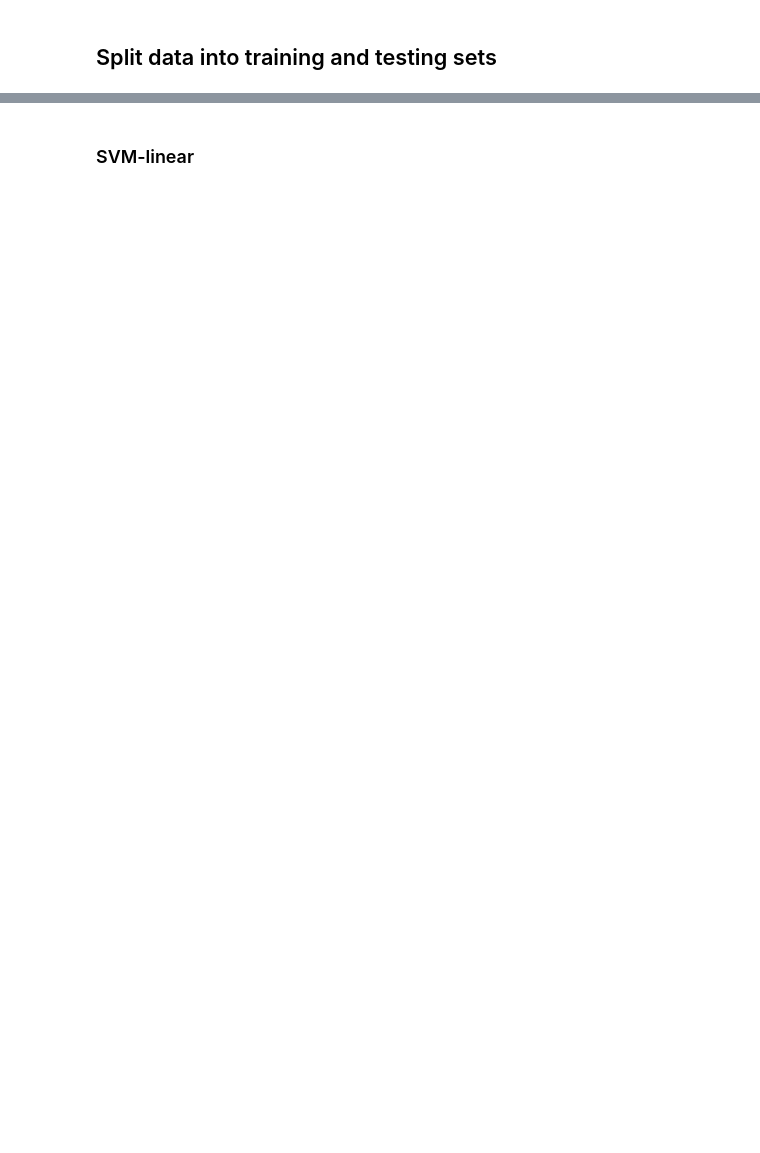
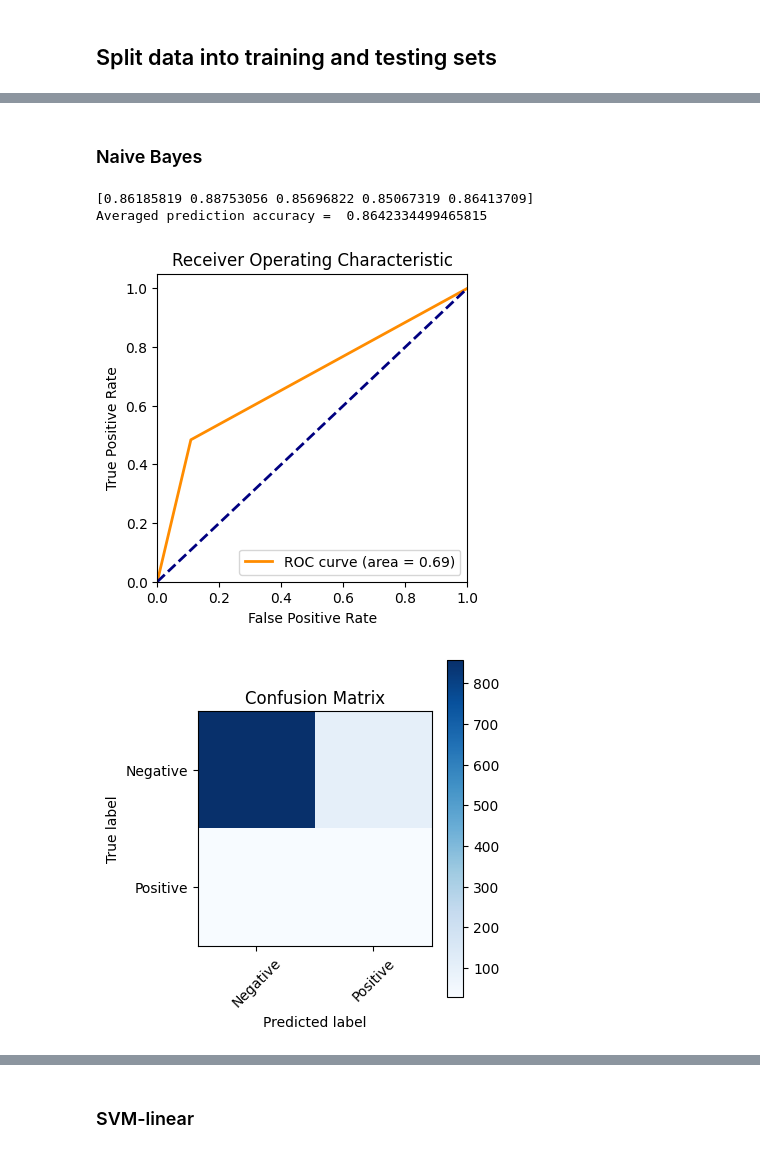
Before and after one commit to eomielan/manu465, a Jupyter notebook: assignments/assignment2/assignment2.ipynb, the cells around one changed output, grey strips where cells are left out. Cells and saved outputs as stored; diff of their text form; code cells hidden in the pictures; blank space fills up the shorter version.

```diff
--- a/assignments/assignment2/assignment2.ipynb
+++ b/assignments/assignment2/assignment2.ipynb
@@ -292,0 +301,4 @@ memory usage: 479.2 KB
+# %%
+scaler = StandardScaler()
+X_train = scaler.fit_transform(X_train)
+X_test = scaler.transform(X_test)
@@ -292,0 +307,5 @@ memory usage: 479.2 KB
+# %%
+y_train = y_train.to_numpy()
+y_train = y_train.ravel()
+y_test = y_test.to_numpy()
+y_test = y_test.ravel()
@@ -292,0 +314,2 @@ memory usage: 479.2 KB
+# %%
+avg_cv_scores = {}
@@ -292,0 +357,8 @@ memory usage: 479.2 KB
+# %%
+knn_clf = KNeighborsClassifier(n_neighbors=5) # change n_neighbors; boundary becomes smoother with increasing value of K
+knn_clf.fit(X_train, y_train)
+scores = cross_val_score(knn_clf, X_train, y_train, scoring='accuracy', cv=5)
+print(scores)
+print('Averaged prediction accuracy = ', np.average(scores))
+avg_cv_scores['KNN'] = np.average(scores)
+plot_prediction_results(knn_clf, X_train, X_test, y_train, y_test)
@@ -292,0 +370,15 @@ memory usage: 479.2 KB
+# %% [markdown]
+### Naive Bayes
+# %%
+nb_clf = GaussianNB()
+nb_clf.fit(X_train, y_train)
+scores = cross_val_score(nb_clf, X_train, y_train, scoring='accuracy', cv=5)
+print(scores)
+print('Averaged prediction accuracy = ', np.average(scores))
+avg_cv_scores['NB'] = np.average(scores)
+plot_prediction_results(nb_clf, X_train, X_test, y_train, y_test)
+# %% [output]
+[0.86185819 0.88753056 0.85696822 0.85067319 0.86413709]
+Averaged prediction accuracy =  0.8642334499465815
+[figure, added]
+[figure, added]
```
Also changed, not shown: parts of 49 cells of this notebook.
